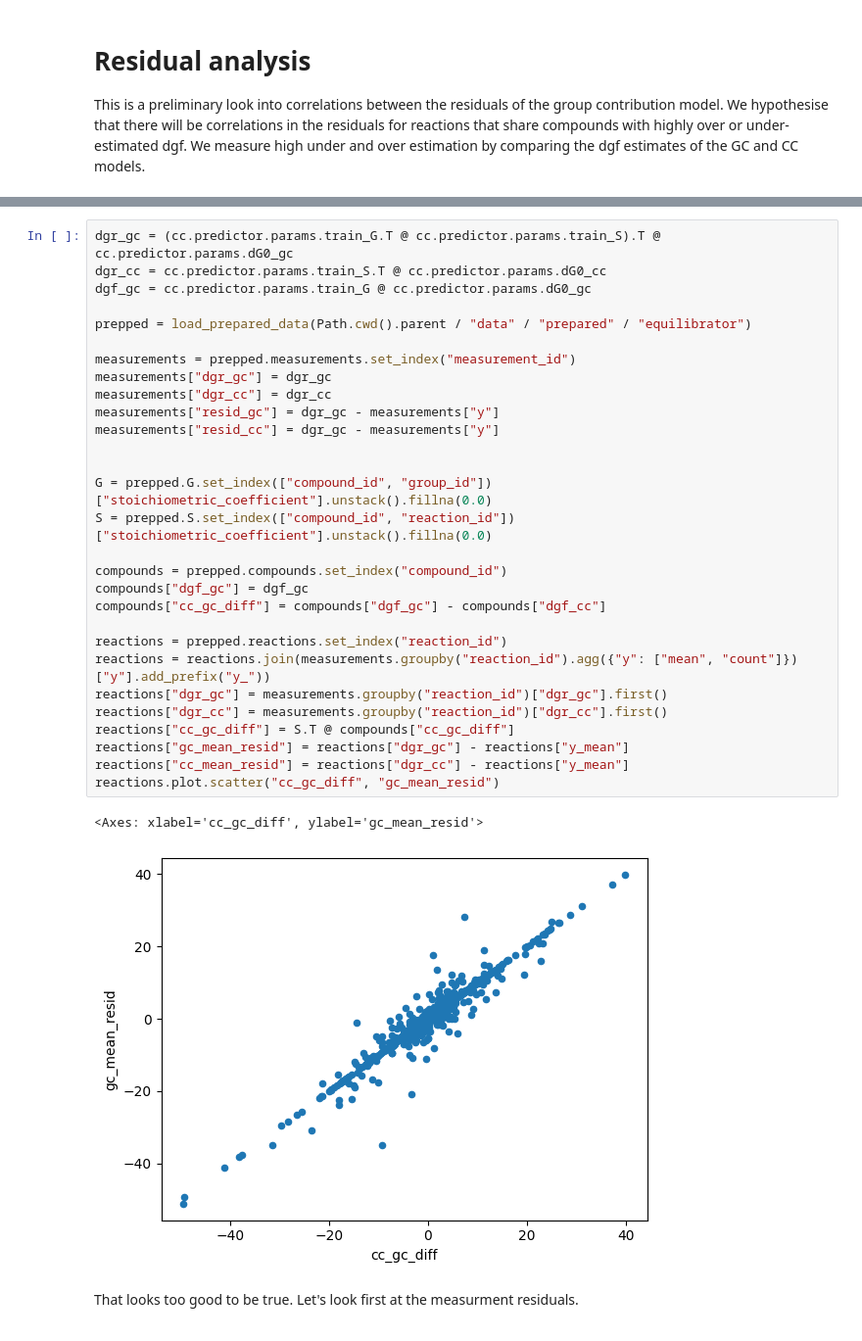
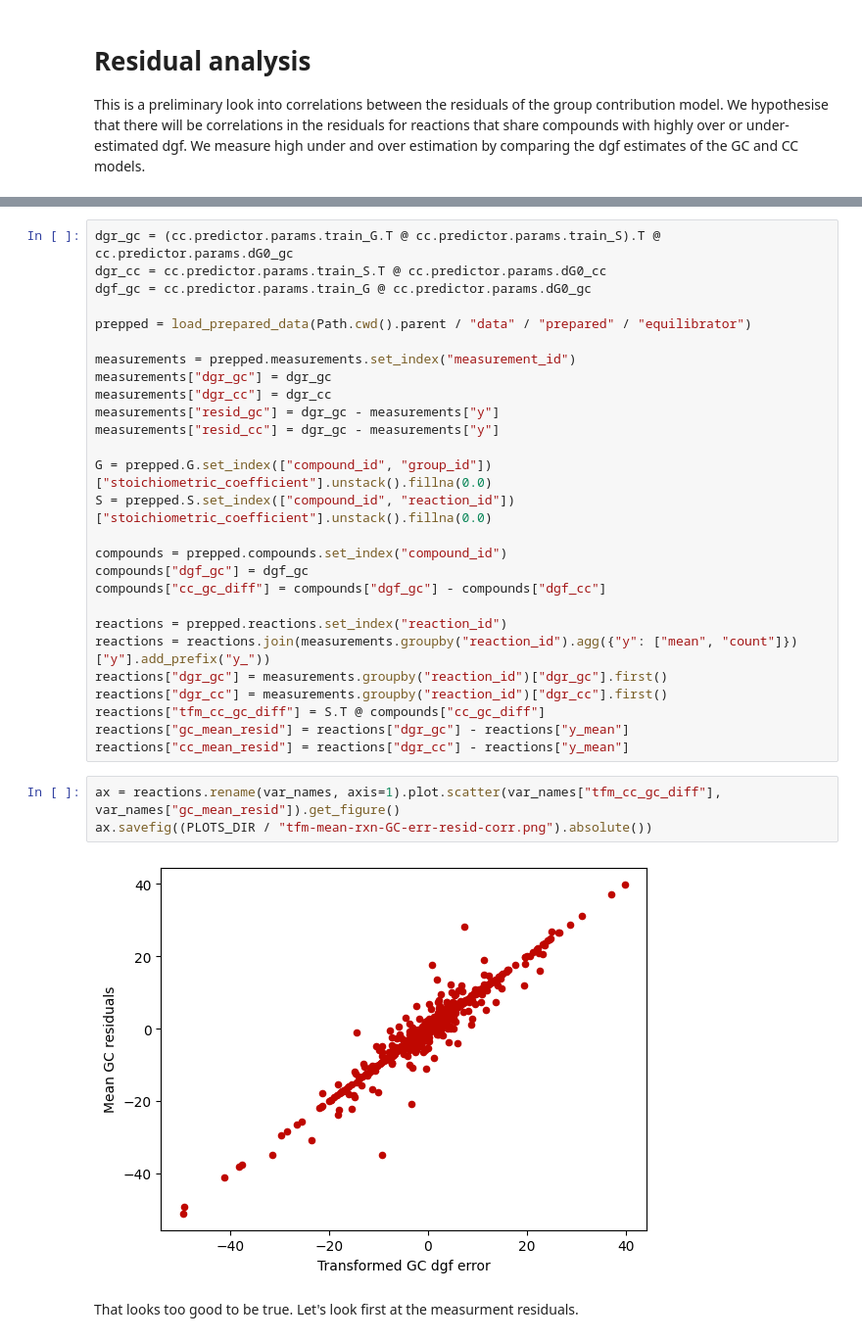
Before and after one commit to biosustain/dgfreg, a Jupyter notebook: notebooks/24_01_28_residual_analysis.ipynb, the cells around one changed output, grey strips where cells are left out. Shown at 98% size. Cells and saved outputs as stored; diff of their text form.

```diff
--- a/notebooks/24_01_28_residual_analysis.ipynb
+++ b/notebooks/24_01_28_residual_analysis.ipynb
@@ -30,7 +35,6 @@ measurements["dgr_cc"] = dgr_cc
 measurements["resid_gc"] = dgr_gc - measurements["y"]
 measurements["resid_cc"] = dgr_gc - measurements["y"]
 
-
 G = prepped.G.set_index(["compound_id", "group_id"])["stoichiometric_coefficient"].unstack().fillna(0.0)
 S = prepped.S.set_index(["compound_id", "reaction_id"])["stoichiometric_coefficient"].unstack().fillna(0.0)
 
@@ -42,13 +46,14 @@ reactions = prepped.reactions.set_index("reaction_id")
 reactions = reactions.join(measurements.groupby("reaction_id").agg({"y": ["mean", "count"]})["y"].add_prefix("y_"))
 reactions["dgr_gc"] = measurements.groupby("reaction_id")["dgr_gc"].first()
 reactions["dgr_cc"] = measurements.groupby("reaction_id")["dgr_cc"].first()
-reactions["cc_gc_diff"] = S.T @ compounds["cc_gc_diff"]
+reactions["tfm_cc_gc_diff"] = S.T @ compounds["cc_gc_diff"]
 reactions["gc_mean_resid"] = reactions["dgr_gc"] - reactions["y_mean"]
 reactions["cc_mean_resid"] = reactions["dgr_cc"] - reactions["y_mean"]
-reactions.plot.scatter("cc_gc_diff", "gc_mean_resid")
-# %% [output]
-<Axes: xlabel='cc_gc_diff', ylabel='gc_mean_resid'>
-[figure, removed]
+# %%
+ax = reactions.rename(var_names, axis=1).plot.scatter(var_names["tfm_cc_gc_diff"], var_names["gc_mean_resid"]).get_figure()
+ax.savefig((PLOTS_DIR / "tfm-mean-rxn-GC-err-resid-corr.png").absolute())
+# %% [output]
+[figure, added]
 # %% [markdown]
 That looks too good to be true. Let's look first at the measurment residuals.
 # %%
```
Also changed, not shown: parts of 5 cells of this notebook, 1 other file.
